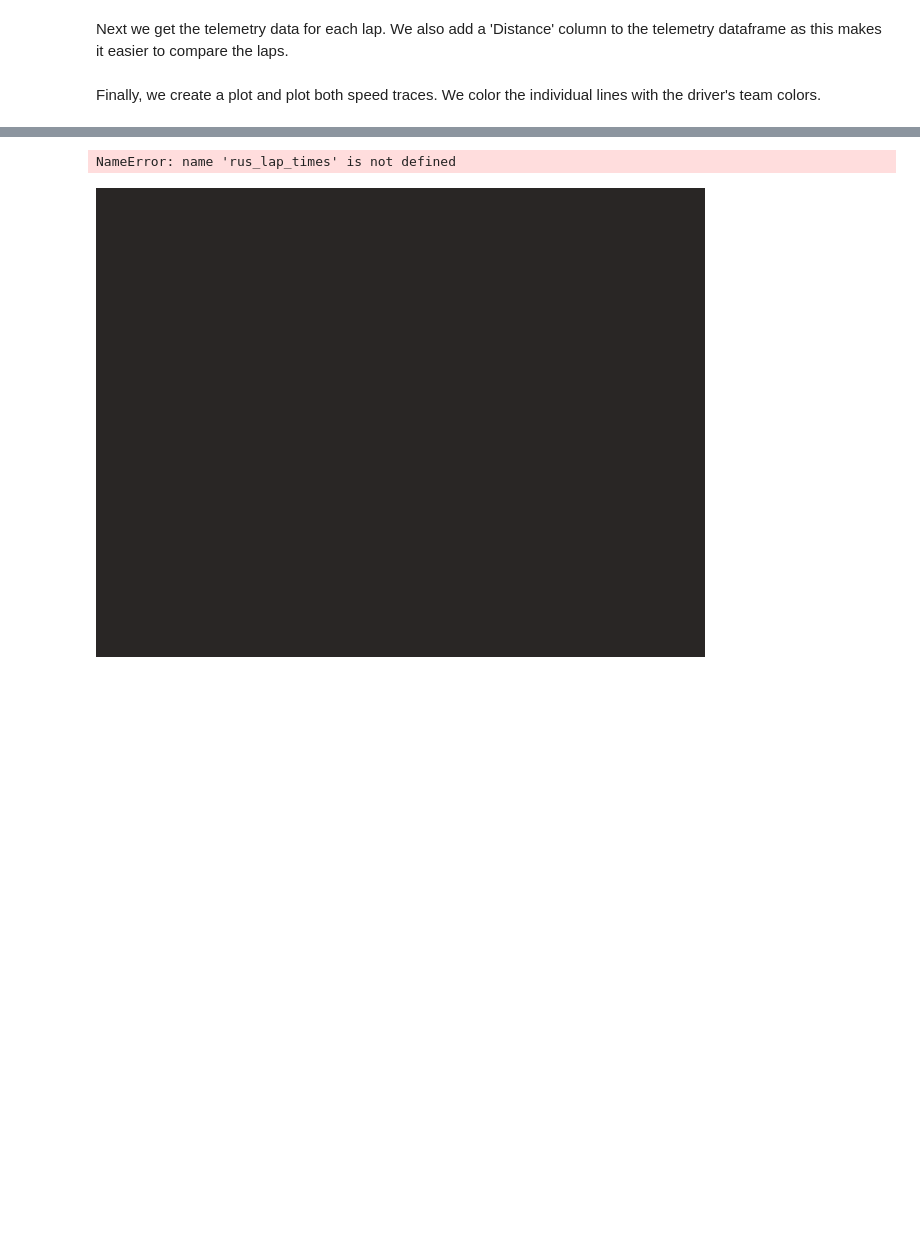
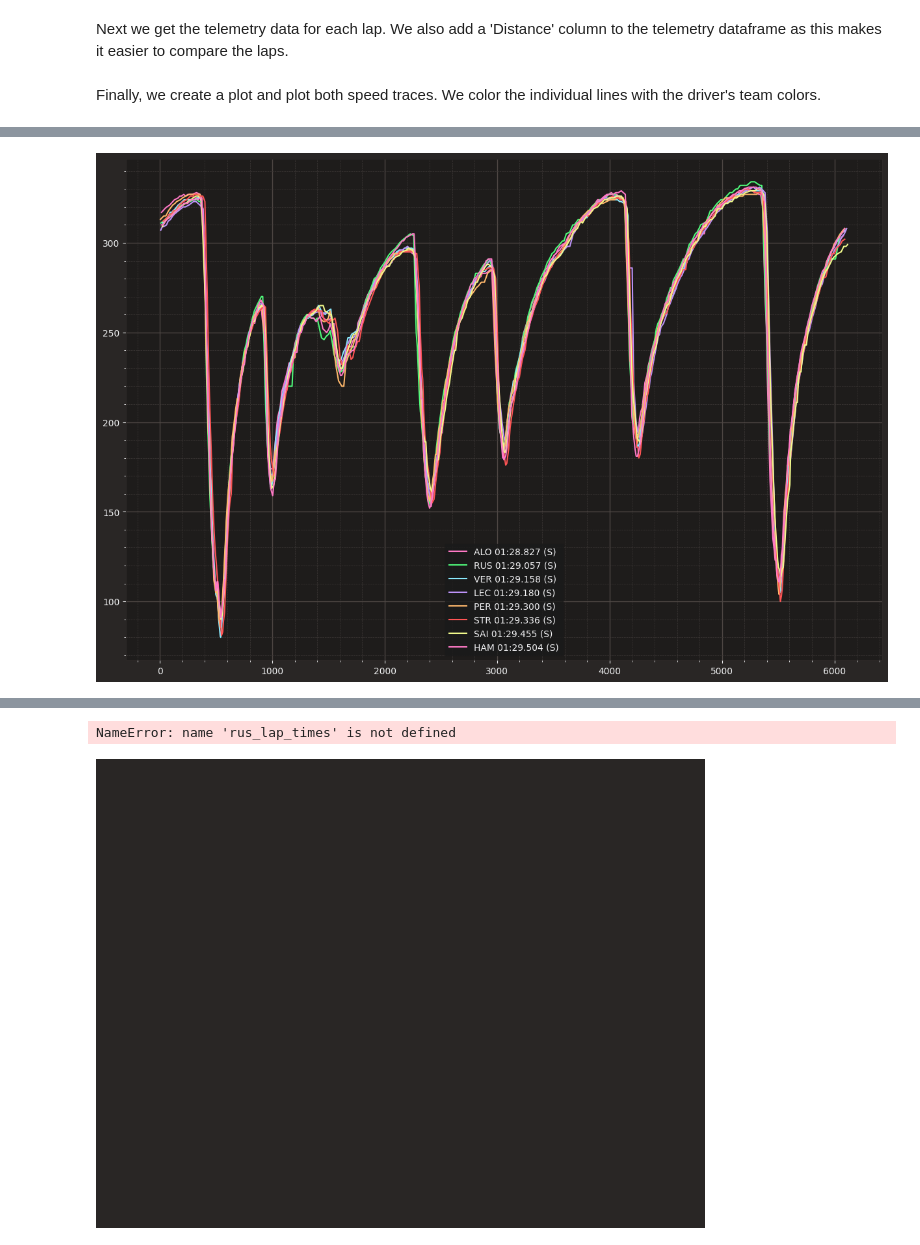
Before and after one commit to enrimr/f1-analysis-jupyter, a Jupyter notebook: plot_speed_traces.ipynb, the cells around one changed output, grey strips where cells are left out. Cells and saved outputs as stored; diff of their text form; code cells hidden in the pictures; blank space fills up the shorter version.

```diff
--- a/plot_speed_traces.ipynb
+++ b/plot_speed_traces.ipynb
@@ -120,0 +165,37 @@ plt.show()
+# %%
+
+fastf1.plotting.setup_mpl()
+
+# Asumiendo que 'session' ya contiene los datos de la sesión de interés cargados
+# Obtén todas las vueltas más rápidas de todos los corredores
+vueltas_rapidas = [session.laps.pick_driver(corredor).pick_fastest() for corredor in session.laps['Driver'].unique()]
+
+# Filtra las vueltas para asegurar que todas tienen un tiempo registrado
+vueltas_rapidas = [vuelta for vuelta in vueltas_rapidas if vuelta['LapTime'] is not None]
+
+# Ordena las vueltas por tiempo de vuelta
+vueltas_rapidas.sort(key=lambda x: x['LapTime'])
+
+# Selecciona las 10 vueltas más rápidas
+diez_vueltas_mas_rapidas = vueltas_rapidas[:8]
+
+# Prepara la figura de matplotlib con un tamaño mayor
+fig, ax = plt.subplots(figsize=(15, 10))
+
+# Grafica cada una de las 10 vueltas más rápidas
+for vuelta in diez_vueltas_mas_rapidas:
+    datos_coche = vuelta.get_car_data().add_distance()
+    equipo = vuelta['Team']
+    color_equipo = fastf1.plotting.team_color(equipo)
+    corredor = vuelta['Driver']
+    #tiempo_vuelta = vuelta['LapTime'].total_seconds()  # Modifica aquí según cómo desees formatear el tiempo
+    tiempo_vuelta = format_lap_time(vuelta['LapTime'])
+
+    ax.plot(datos_coche['Distance'], datos_coche['Speed'],
+            label=f"{corredor} {tiempo_vuelta} ({vuelta_rapida['Compound'][0]})")
+
+# Añade leyendas y ajustes finales al gráfico
+ax.legend()
+plt.show()
+# %% [output]
+[figure, added]
```
Also changed, not shown: parts of 11 cells of this notebook.
